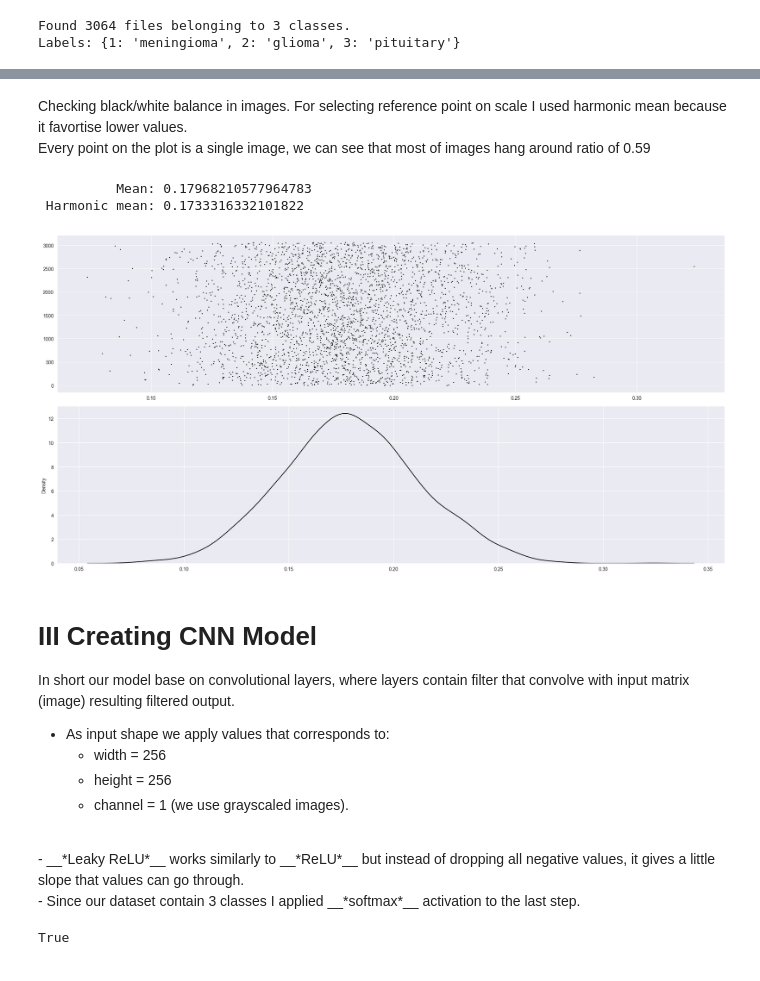
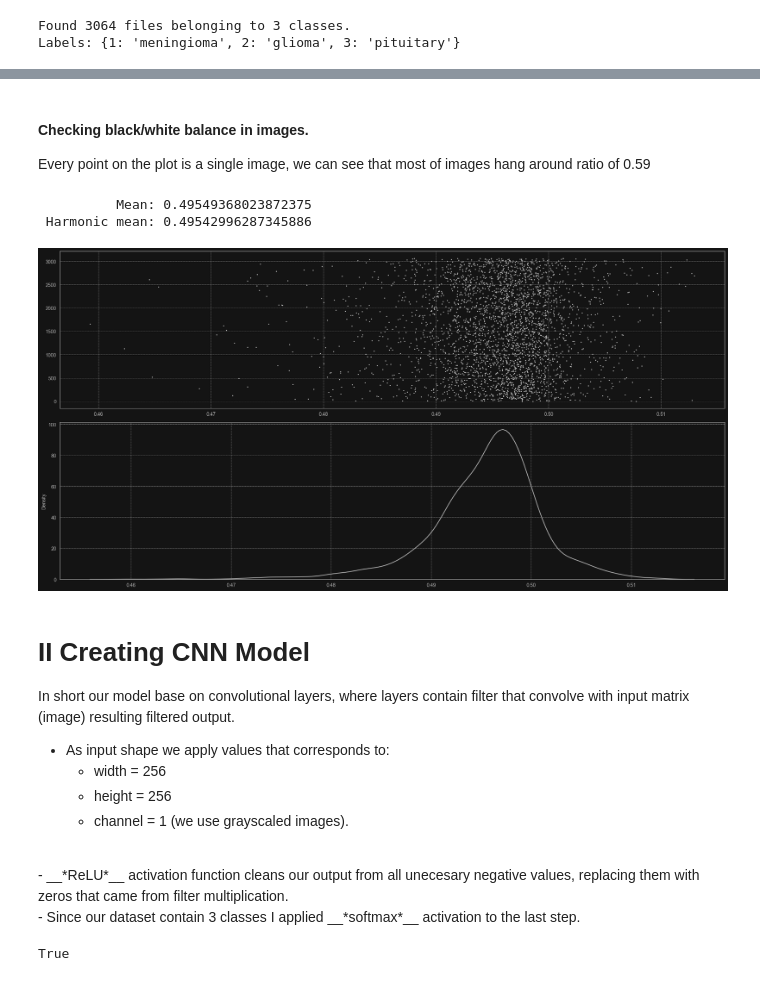
Before and after one commit to gracjan-p/brain-tumors, a Jupyter notebook: brain-tumors-analysis.ipynb, the cells around one changed output, grey strips where cells are left out. Drawn from its saved outputs; the diff is of its cells as text; code cells hidden in the pictures.

Commit message:
back to relu, processed images, 0.94

```diff
--- a/brain-tumors-analysis.ipynb
+++ b/brain-tumors-analysis.ipynb
@@ -81,18 +88,0 @@ def preprocess_images_wrapper(images):
-# %%
-test_path = 'D:\\data-science\\brain-tumor-data\\test'
-test_files = os.listdir(test_path)
-
-fig, axes = plt.subplots(nrows=4, ncols=4, figsize=(20, 20))
-
-for i, file in enumerate(test_files):
-    img = Image.open(test_path + '\\' + file)
-    y, x = [int(x[0]) for x in file.split('_')[1:]]
-
-    axes[y, x].imshow(img, cmap='grey', vmin=0, vmax=255)
-    axes[y, x].set_axis_off()
-    axes[y, 0].set_title('Original')
-    axes[y, 1].set_title('Exposure and contrast')
-    axes[y, 2].set_title('Background cutoff')
-    axes[y, 3].set_title('Color quantization')
-
-plt.tight_layout()
@@ -98,0 +91,20 @@ plt.tight_layout()
+# %%
+from PIL import Image
+
+test_path = 'D:\\data-science\\brain-tumor-data\\test'
+test_files = os.listdir(test_path)
+
+fig, axes = plt.subplots(nrows=3, ncols=4, figsize=(12, 9))
+
+for i, file in enumerate(test_files):
+    img = Image.open(test_path + '\\' + file)
+    y, x = [int(x[0]) for x in file.split('_')[1:]]
+
+    axes[y, x].imshow(img, cmap='grey', vmin=0, vmax=255)
+    axes[y, x].set_axis_off()
+
+axes[0, 0].set_title('Original')
+axes[0, 1].set_title('Exposure')
+axes[0, 2].set_title('Contrast strech')
+axes[0, 3].set_title('Background cleaning')
+plt.tight_layout()
@@ -99,5 +113,5 @@ plt.tight_layout()
 # %%
-data = tf.keras.utils.image_dataset_from_directory(data_path, batch_size=8, color_mode='grayscale', image_size=(256, 256))
+data = tf.keras.utils.image_dataset_from_directory(data_path_after, batch_size=8, color_mode='grayscale', image_size=(256, 256))
 print(f"Labels: {label_names}\n")
 # %% [output]
 Found 3064 files belonging to 3 classes.
@@ -170,34 +189,33 @@ print(min_value, max_value, sep='\n')
 # %% [markdown]
-Checking black/white balance in images. For selecting reference point on scale I used harmonic mean because it favortise lower values.
-<br>
+#### Checking black/white balance in images.
 Every point on the plot is a single image, we can see that most of images hang around ratio of 0.59
 # %%
 from scipy.stats.mstats import hmean
 
 all_images = []
 for images, label in data:
     all_images.append(images.numpy())
 
 all_images = np.concatenate(all_images, axis=0)
 # skipping value 0 because it's background and it will lower our mean
 all_means = [x[x != 0].mean() for x in all_images]
 
 print(f'{'Mean':>14}: {np.mean(all_means)}\n'
       f'{'Harmonic mean':>14}: {hmean(all_means)}')
 
 fig, axes = plt.subplots(nrows=2, ncols=1, figsize=(20, 10))
-sb.scatterplot(y=[x for x in range(len(all_means))], x=all_means, color='black', s=5, ax=axes[0])
-sb.kdeplot(x=all_means, color='black', ax=axes[1])
+sb.scatterplot(y=[x for x in range(len(all_means))], x=all_means, color=WHITE_MID, s=20, ax=axes[0], marker='.', linewidth=0)
+sb.kdeplot(x=all_means, ax=axes[1], color=WHITE_MID)
 
 # axes[0].set_xlim([0.45, 0.7])
 # axes[1].set_xlim([0.45, 0.7])
 plt.tight_layout()
 # %% [output]
-          Mean: 0.17968210577964783
- Harmonic mean: 0.1733316332101822
+          Mean: 0.49549368023872375
+ Harmonic mean: 0.49542996287345886
-[figure, old version]
+[figure, new version]
 # %% [markdown]
-# III Creating CNN Model
+# II Creating CNN Model
 In short our model base on convolutional layers, where layers contain filter that convolve with input matrix (image) resulting filtered output.
 <br>
 - As input shape we apply values that corresponds to:
@@ -205,7 +223,7 @@ In short our model base on convolutional layers, where layers contain filter tha
     - height = 256
     - channel = 1 (we use grayscaled images).
 <br>
-- __*Leaky ReLU*__ works similarly to __*ReLU*__ but instead of dropping all negative values, it gives a little slope that values can go through.
+- __*ReLU*__ activation function cleans our output from all unecesary negative values, replacing them with zeros that came from filter multiplication.
 <br>
 - Since our dataset contain 3 classes I applied __*softmax*__ activation to the last step.
 # %%
```
Also changed, not shown: parts of 23 cells of this notebook, 1 other file.
